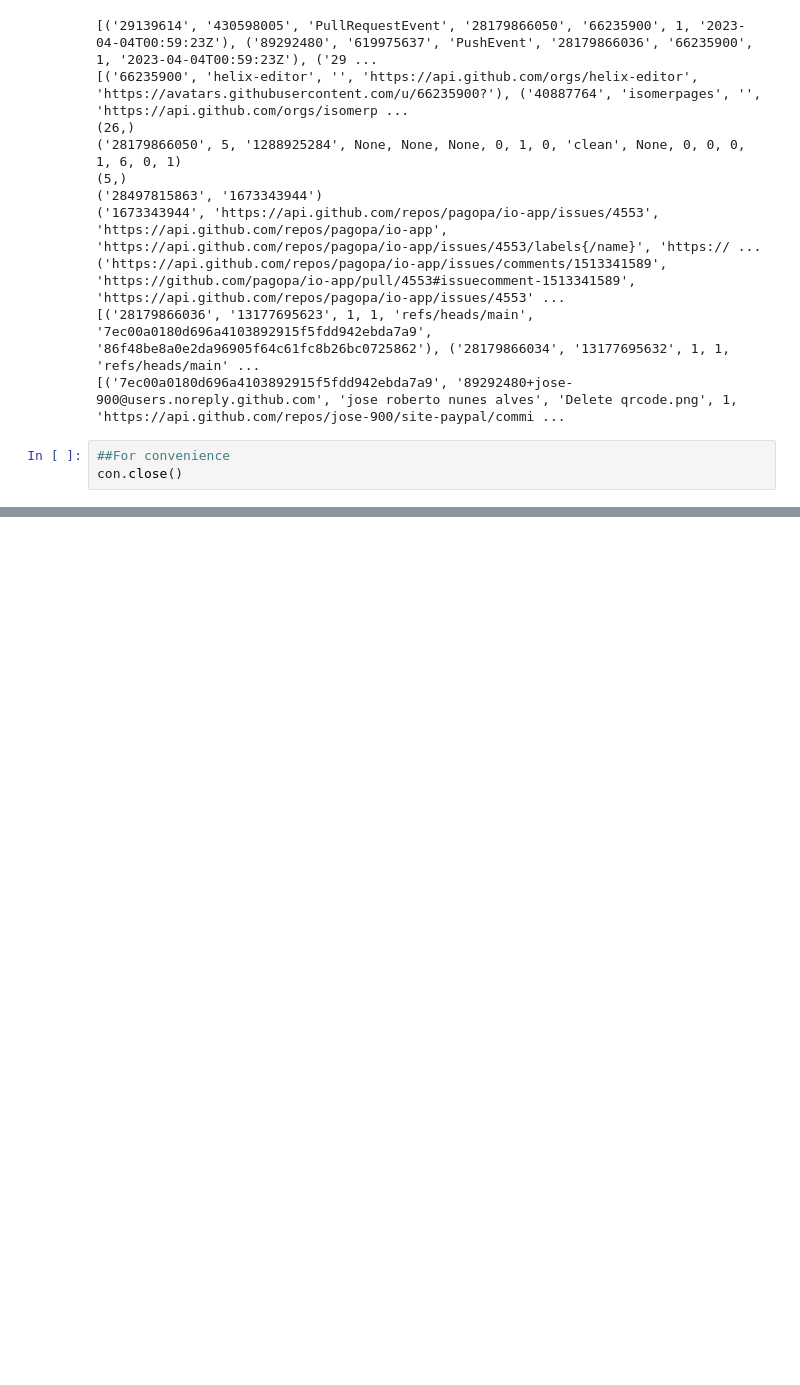
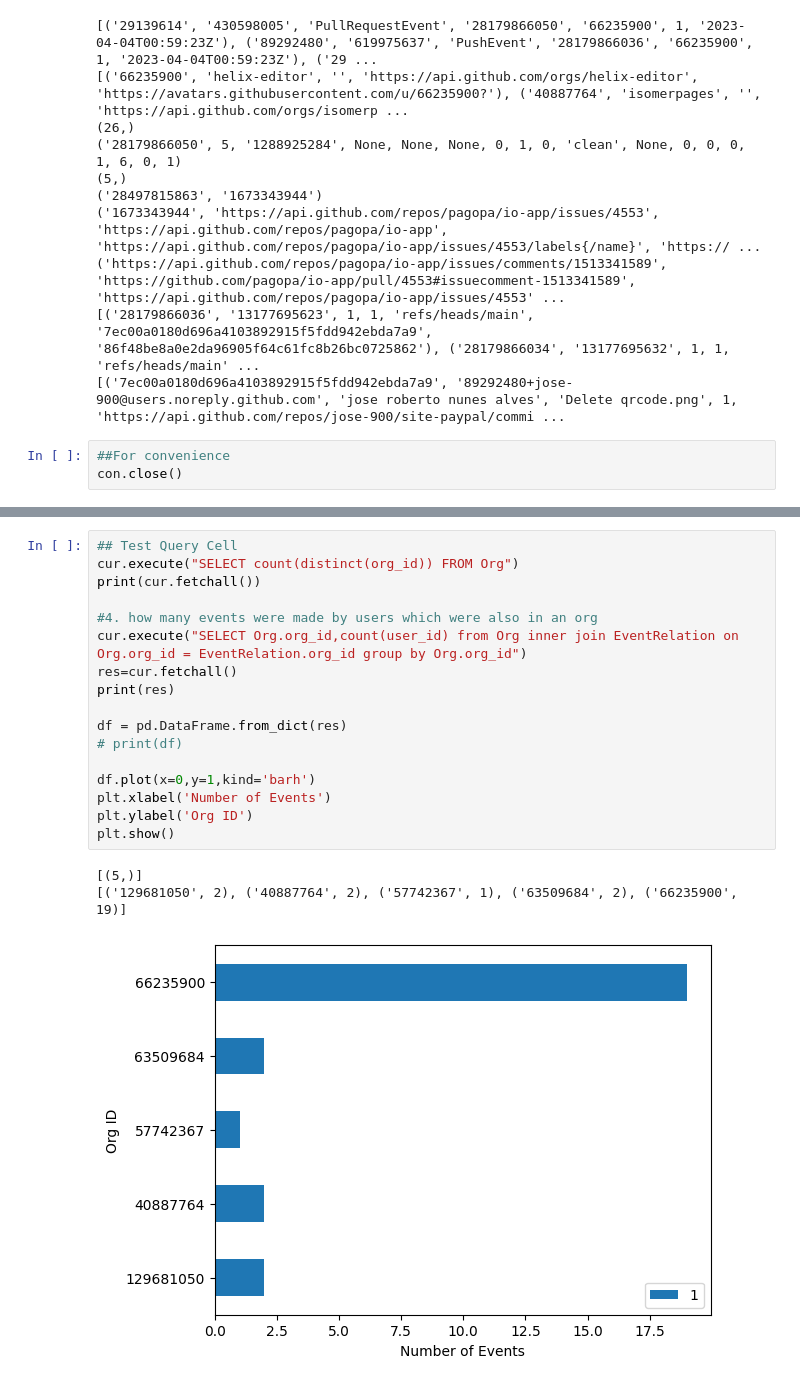
Before and after one commit to Adham23P/DataMgmt-FinalProject, a Jupyter notebook: translate.ipynb, the cells around one changed output, grey strips where cells are left out. Saved outputs shown, nothing was run; the diff lists cells and outputs as text; blank space fills up the shorter version.

```diff
--- a/translate.ipynb
+++ b/translate.ipynb
@@ -254,0 +271,21 @@ Number of Events generated by user_id 89292480:  [(8,)]
+# %%
+## Test Query Cell
+cur.execute("SELECT count(distinct(org_id)) FROM Org")
+print(cur.fetchall())
+
+#4. how many events were made by users which were also in an org
+cur.execute("SELECT Org.org_id,count(user_id) from Org inner join EventRelation on Org.org_id = EventRelation.org_id group by Org.org_id")
+res=cur.fetchall()
+print(res)
+
+df = pd.DataFrame.from_dict(res)
+# print(df)
+
+df.plot(x=0,y=1,kind='barh')
+plt.xlabel('Number of Events')
+plt.ylabel('Org ID')
+plt.show()
+# %% [output]
+[(5,)]
+[('129681050', 2), ('40887764', 2), ('57742367', 1), ('63509684', 2), ('66235900', 19)]
+[figure, added]
```
Also changed, not shown: parts of 2 cells of this notebook, 1 other file.
